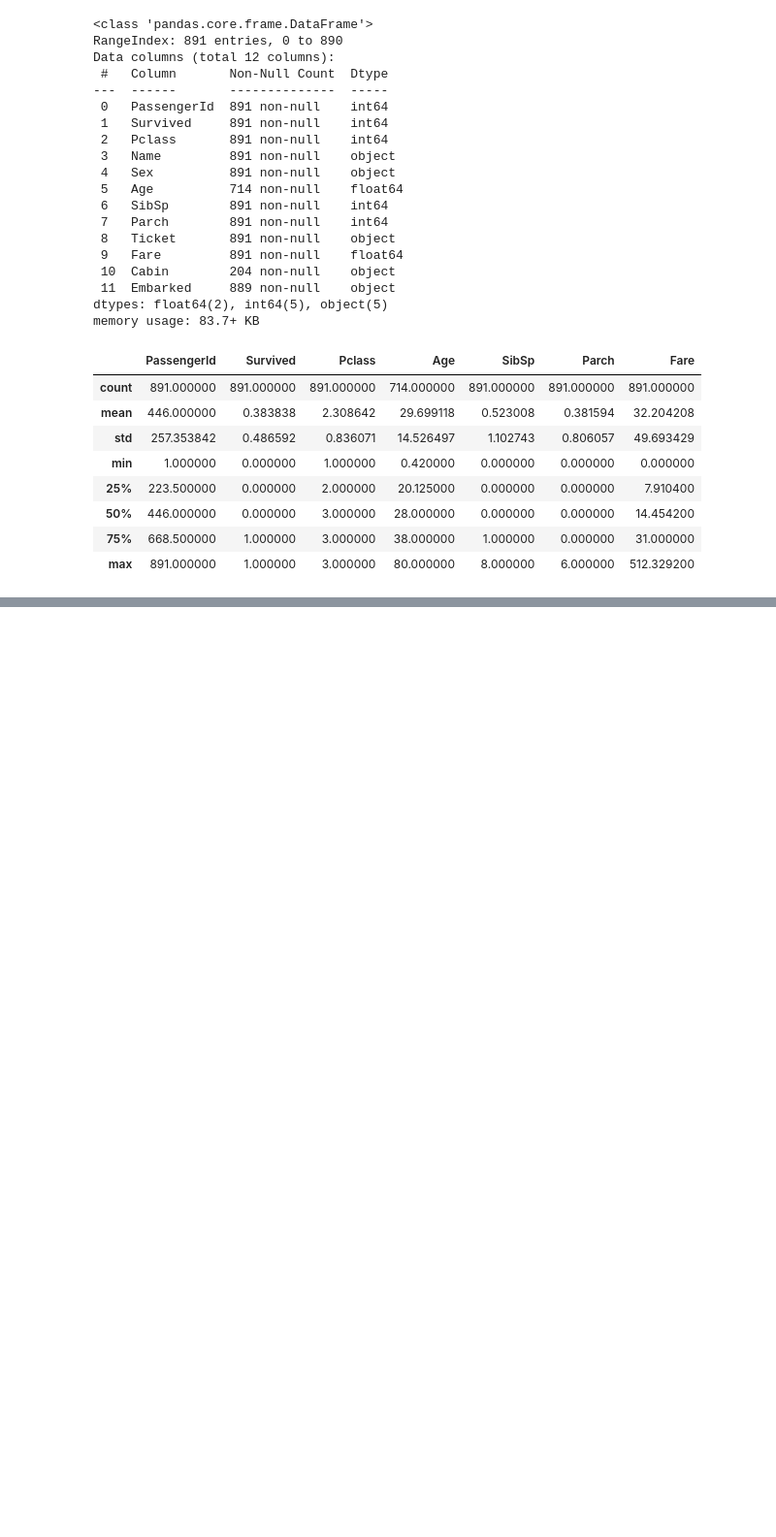
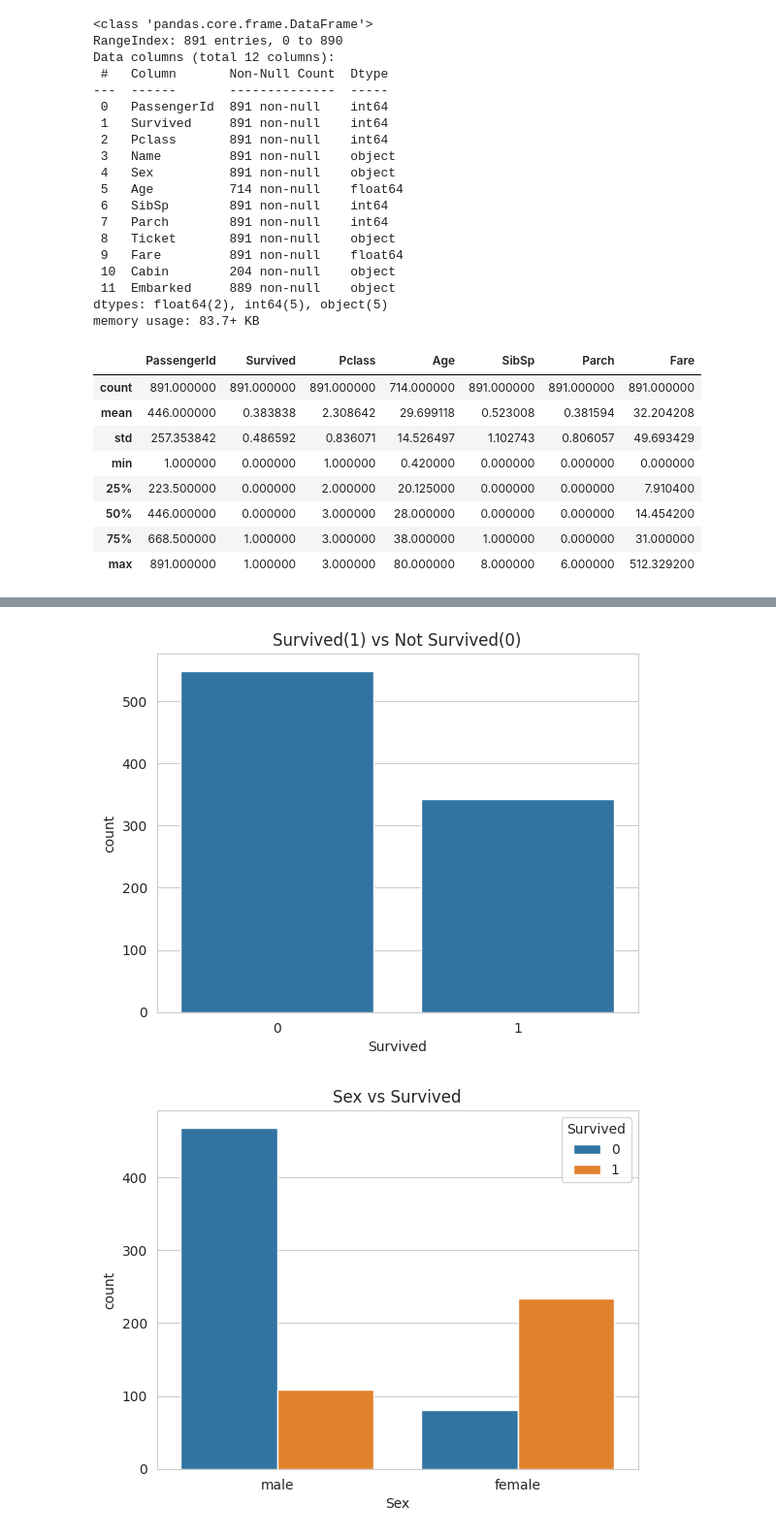
Before and after one commit to YiPhoebe/titanic, a Jupyter notebook: titanic.ipynb, the cells around one changed output, grey strips where cells are left out. Shown at 97% size. Saved outputs shown, nothing was run; the diff lists cells and outputs as text; code cells hidden in the pictures; blank space fills up the shorter version.

```diff
--- a/titanic.ipynb
+++ b/titanic.ipynb
@@ -111,0 +136,20 @@ min(최소값)
+# %%
+# 3-2. 간단한 시각화 (생존여부 분포, 성별, 객실등급 등)
+
+# 생존 여부 카운트
+sns.countplot(data=train, x='Survived')
+plt.title("Survived(1) vs Not Survived(0)")
+plt.show()
+
+# 성별 vs 생존여부
+sns.countplot(data=train, x='Sex', hue='Survived')
+plt.title("Sex vs Survived")
+plt.show()
+
+# 객실 등급 vs 생존율
+sns.barplot(data=train, x='Pclass', y='Survived')
+plt.title("Pclass vs Survived Rate")
+plt.show()
+# %% [output]
+[figure, added]
+[figure, added]
```
Also changed, not shown: parts of 22 cells of this notebook.
